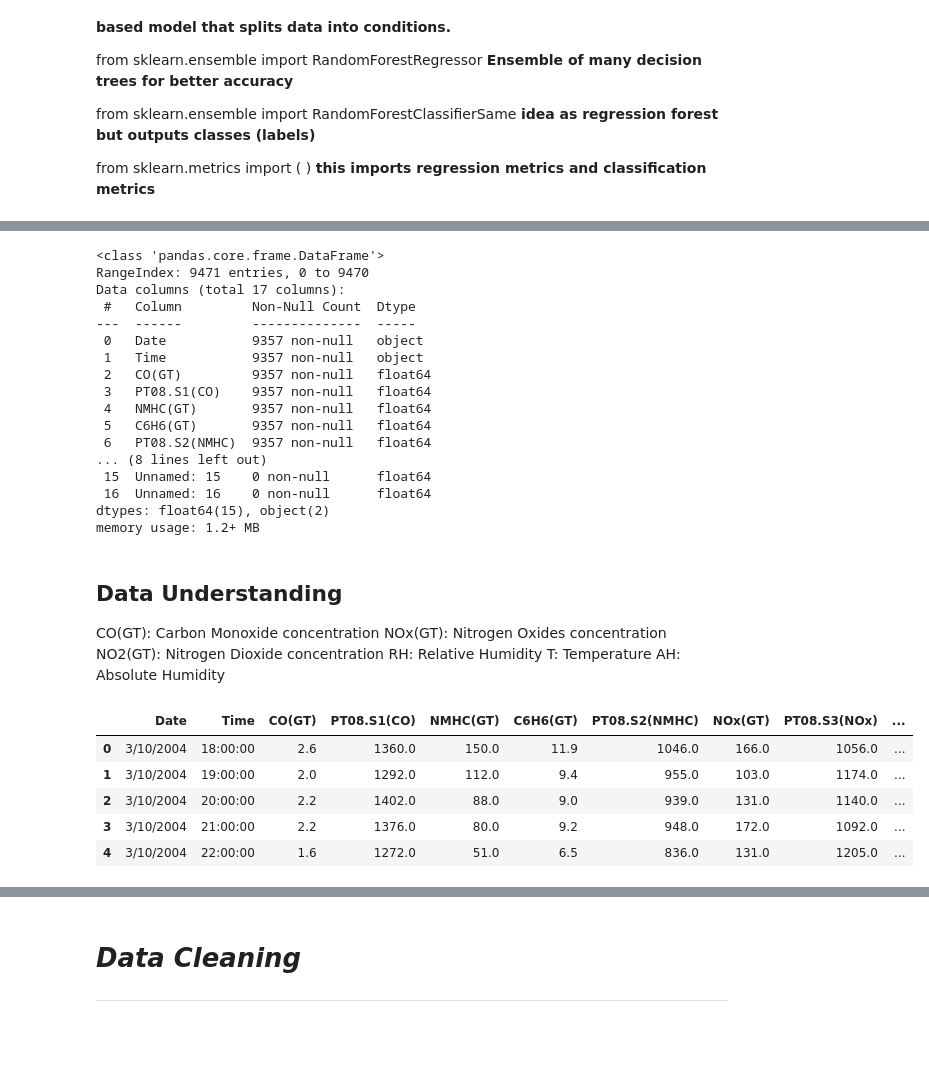
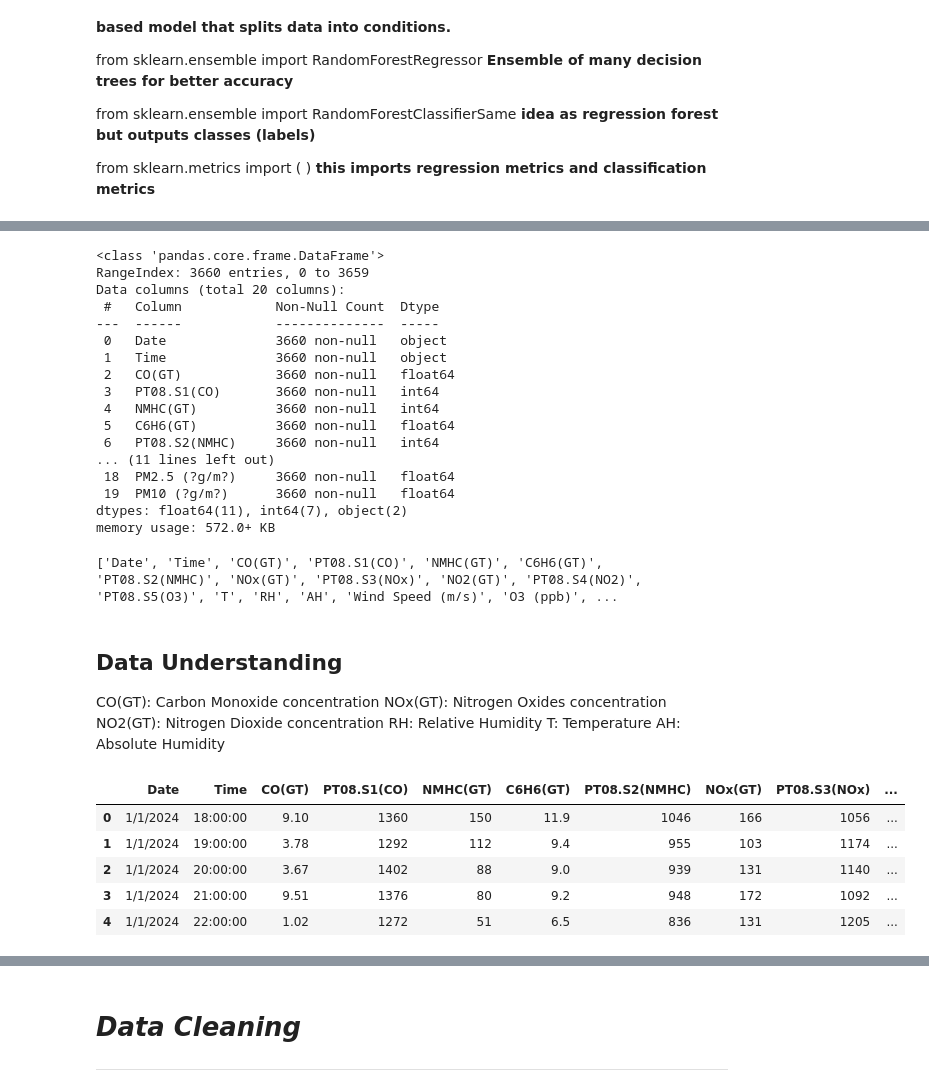
Before and after one commit to namharledba/Air-Quality-Prediction-Dashboard-, a Jupyter notebook: DataAnalysisFile.ipynb, the cells around one changed output, grey strips where cells are left out. Drawn from its saved outputs; the diff is of its cells as text; code cells hidden in the pictures; blank space fills up the shorter version.

```diff
--- a/DataAnalysisFile.ipynb
+++ b/DataAnalysisFile.ipynb
@@ -87,7 +87,14 @@ from sklearn.metrics import (
 )
 **this imports regression metrics and classification metrics**
 # %%
+
 uploaded = files.upload()
-df = pd.read_csv(next(iter(uploaded)))
+
+filename = next(iter(uploaded))
+
+df = pd.read_csv(
+    filename,
+    sep=','
+)
 # %% [output]
 [interactive output not drawn]
@@ -96,22 +103,26 @@ Saving AirQualityUCI.csv to AirQualityUCI (1).csv
 df.info()
 # %% [output]
 <class 'pandas.core.frame.DataFrame'>
-RangeIndex: 9471 entries, 0 to 9470
-Data columns (total 17 columns):
- #   Column         Non-Null Count  Dtype
----  ------         --------------  -----
- 0   Date           9357 non-null   object
- 1   Time           9357 non-null   object
- 2   CO(GT)         9357 non-null   float64
- 3   PT08.S1(CO)    9357 non-null   float64
- 4   NMHC(GT)       9357 non-null   float64
- 5   C6H6(GT)       9357 non-null   float64
- 6   PT08.S2(NMHC)  9357 non-null   float64
-... (8 lines left out)
- 15  Unnamed: 15    0 non-null      float64
- 16  Unnamed: 16    0 non-null      float64
-dtypes: float64(15), object(2)
-memory usage: 1.2+ MB
+RangeIndex: 3660 entries, 0 to 3659
+Data columns (total 20 columns):
+ #   Column            Non-Null Count  Dtype
+---  ------            --------------  -----
+ 0   Date              3660 non-null   object
+ 1   Time              3660 non-null   object
+ 2   CO(GT)            3660 non-null   float64
+ 3   PT08.S1(CO)       3660 non-null   int64
+ 4   NMHC(GT)          3660 non-null   int64
+ 5   C6H6(GT)          3660 non-null   float64
+ 6   PT08.S2(NMHC)     3660 non-null   int64
+... (11 lines left out)
+ 18  PM2.5 (?g/m?)     3660 non-null   float64
+ 19  PM10 (?g/m?)      3660 non-null   float64
+dtypes: float64(11), int64(7), object(2)
+memory usage: 572.0+ KB
+# %%
+print(df.columns.tolist())
+# %% [output]
+['Date', 'Time', 'CO(GT)', 'PT08.S1(CO)', 'NMHC(GT)', 'C6H6(GT)', 'PT08.S2(NMHC)', 'NOx(GT)', 'PT08.S3(NOx)', 'NO2(GT)', 'PT08.S4(NO2)', 'PT08.S5(O3)', 'T', 'RH', 'AH', 'Wind Speed (m/s)', 'O3 (ppb)', ...
 # %% [markdown]
 ## Data Understanding
 
@@ -122,14 +133,15 @@ memory usage: 1.2+ MB
  T: Temperature
  AH: Absolute Humidity
 # %%
-df.head()     #first five rows
+
+display(df.head())     #first five rows
 # %% [output]
 |  | Date | Time | CO(GT) | PT08.S1(CO) | NMHC(GT) | C6H6(GT) | PT08.S2(NMHC) | NOx(GT) | PT08.S3(NOx) | ... |
-| 0 | 3/10/2004 | 18:00:00 | 2.6 | 1360.0 | 150.0 | 11.9 | 1046.0 | 166.0 | 1056.0 | ... |
-| 1 | 3/10/2004 | 19:00:00 | 2.0 | 1292.0 | 112.0 | 9.4 | 955.0 | 103.0 | 1174.0 | ... |
-| 2 | 3/10/2004 | 20:00:00 | 2.2 | 1402.0 | 88.0 | 9.0 | 939.0 | 131.0 | 1140.0 | ... |
-| 3 | 3/10/2004 | 21:00:00 | 2.2 | 1376.0 | 80.0 | 9.2 | 948.0 | 172.0 | 1092.0 | ... |
-| 4 | 3/10/2004 | 22:00:00 | 1.6 | 1272.0 | 51.0 | 6.5 | 836.0 | 131.0 | 1205.0 | ... |
+| 0 | 1/1/2024 | 18:00:00 | 9.10 | 1360 | 150 | 11.9 | 1046 | 166 | 1056 | ... |
+| 1 | 1/1/2024 | 19:00:00 | 3.78 | 1292 | 112 | 9.4 | 955 | 103 | 1174 | ... |
+| 2 | 1/1/2024 | 20:00:00 | 3.67 | 1402 | 88 | 9.0 | 939 | 131 | 1140 | ... |
+| 3 | 1/1/2024 | 21:00:00 | 9.51 | 1376 | 80 | 9.2 | 948 | 172 | 1092 | ... |
+| 4 | 1/1/2024 | 22:00:00 | 1.02 | 1272 | 51 | 6.5 | 836 | 131 | 1205 | ... |
 # %%
 df.tail()     #last five rows
 # %% [output]
```
Also changed, not shown: parts of 40 cells of this notebook.
